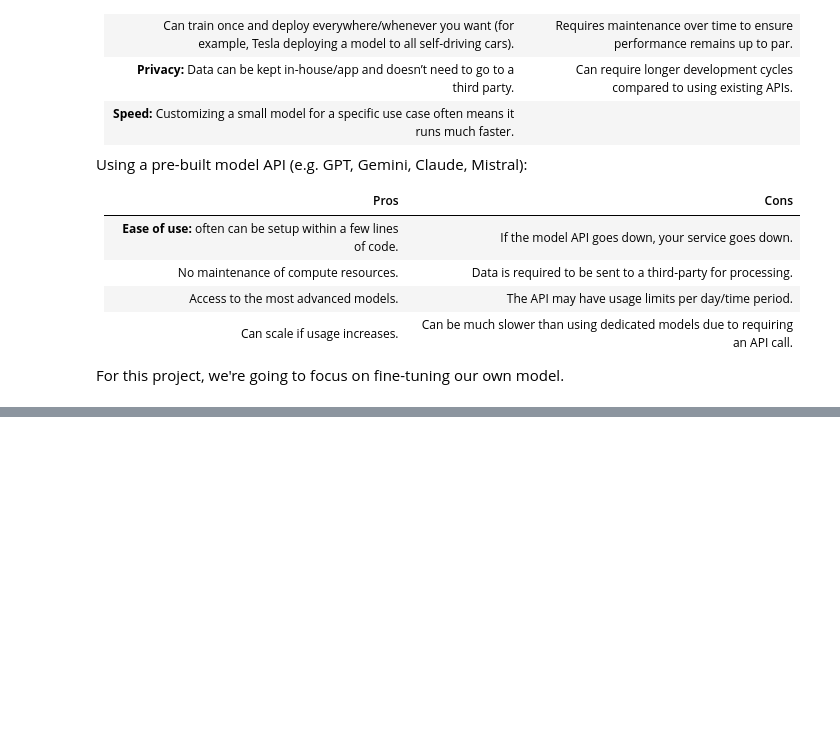
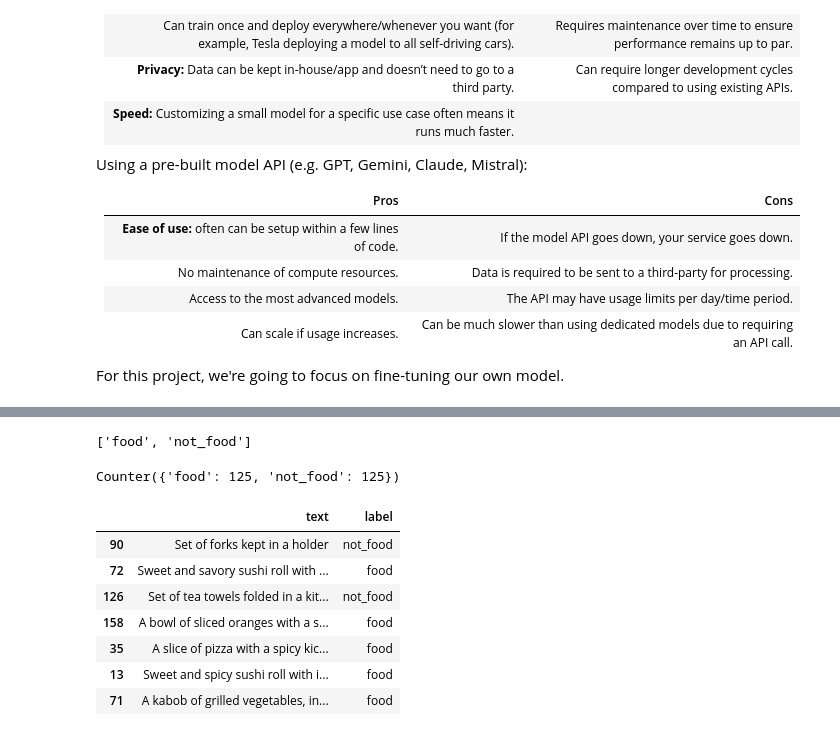
Before and after one commit to banno-0720/learning_PyTorch, a Jupyter notebook: hugging_face_text_classification.ipynb, the cells around one changed output, grey strips where cells are left out. Cells and saved outputs as stored; diff of their text form; code cells hidden in the pictures; blank space fills up the shorter version.

Commit message:
importing necessary libraries, downloaded the dataset and visualized the dataset

```diff
--- a/hugging_face_text_classification.ipynb
+++ b/hugging_face_text_classification.ipynb
@@ -152,0 +278,6 @@ But this worfklow will give us some good guidelines to follow.
+# %%
+# Load the dataset from Hugging Face Hub
+dataset = datasets.load_dataset("mrdbourke/learn_hf_food_not_food_image_captions")
+
+# Inspect the dataset
+dataset
@@ -152,0 +338,25 @@ But this worfklow will give us some good guidelines to follow.
+# %%
+# Get unique label values
+dataset["train"].unique("label")
+# %% [output]
+['food', 'not_food']
+# %%
+# Check number of each label
+from collections import Counter
+
+Counter(dataset["train"]["label"])
+# %% [output]
+Counter({'food': 125, 'not_food': 125})
+# %%
+# Turn our dataset into a DataFrame and get a random sample
+food_not_food_df = pd.DataFrame(dataset["train"])
+food_not_food_df.sample(7)
+# %% [output]
+|  | text | label |
+| 90 | Set of forks kept in a holder | not_food |
+| 72 | Sweet and savory sushi roll with ... | food |
+| 126 | Set of tea towels folded in a kit... | not_food |
+| 158 | A bowl of sliced oranges with a s... | food |
+| 35 | A slice of pizza with a spicy kic... | food |
+| 13 | Sweet and spicy sushi roll with i... | food |
+| 71 | A kabob of grilled vegetables, in... | food |
```
Also changed, not shown: parts of 14 cells of this notebook.
